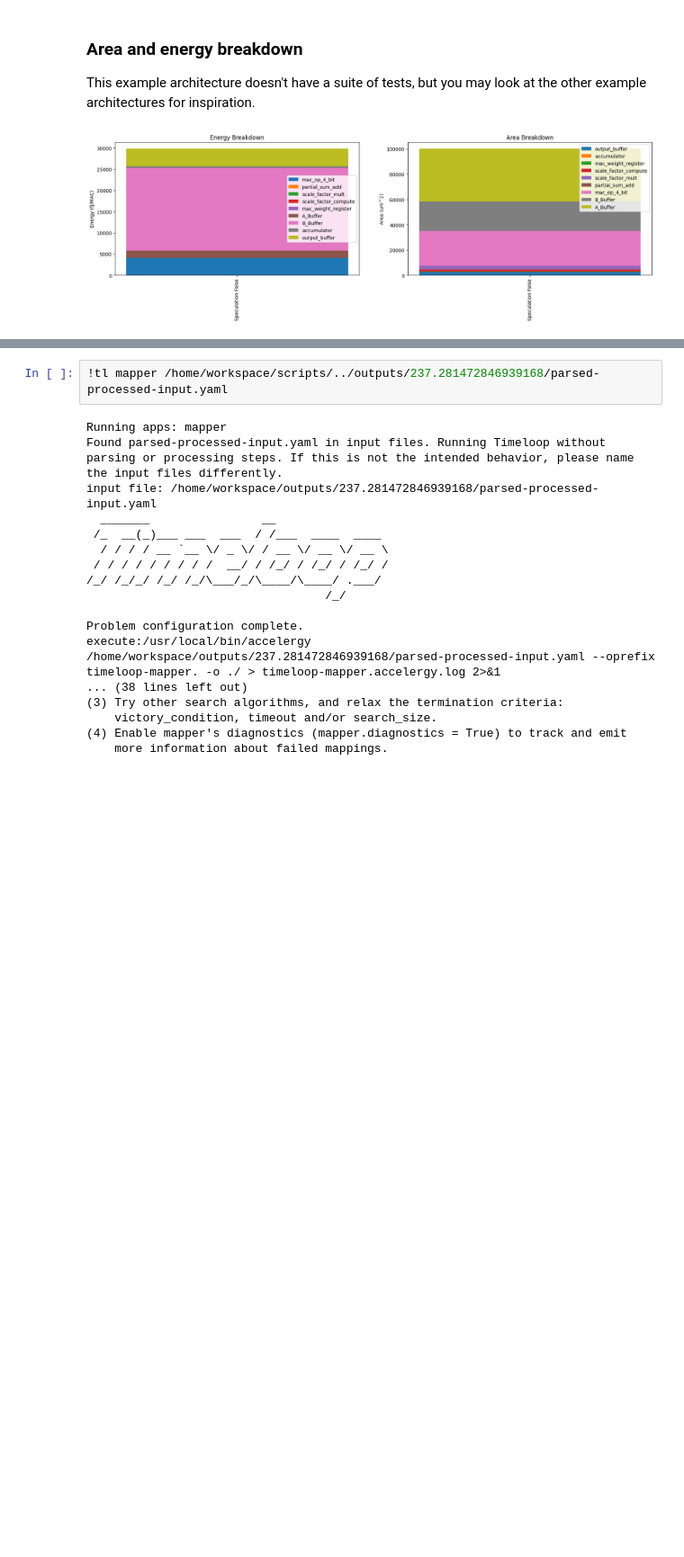
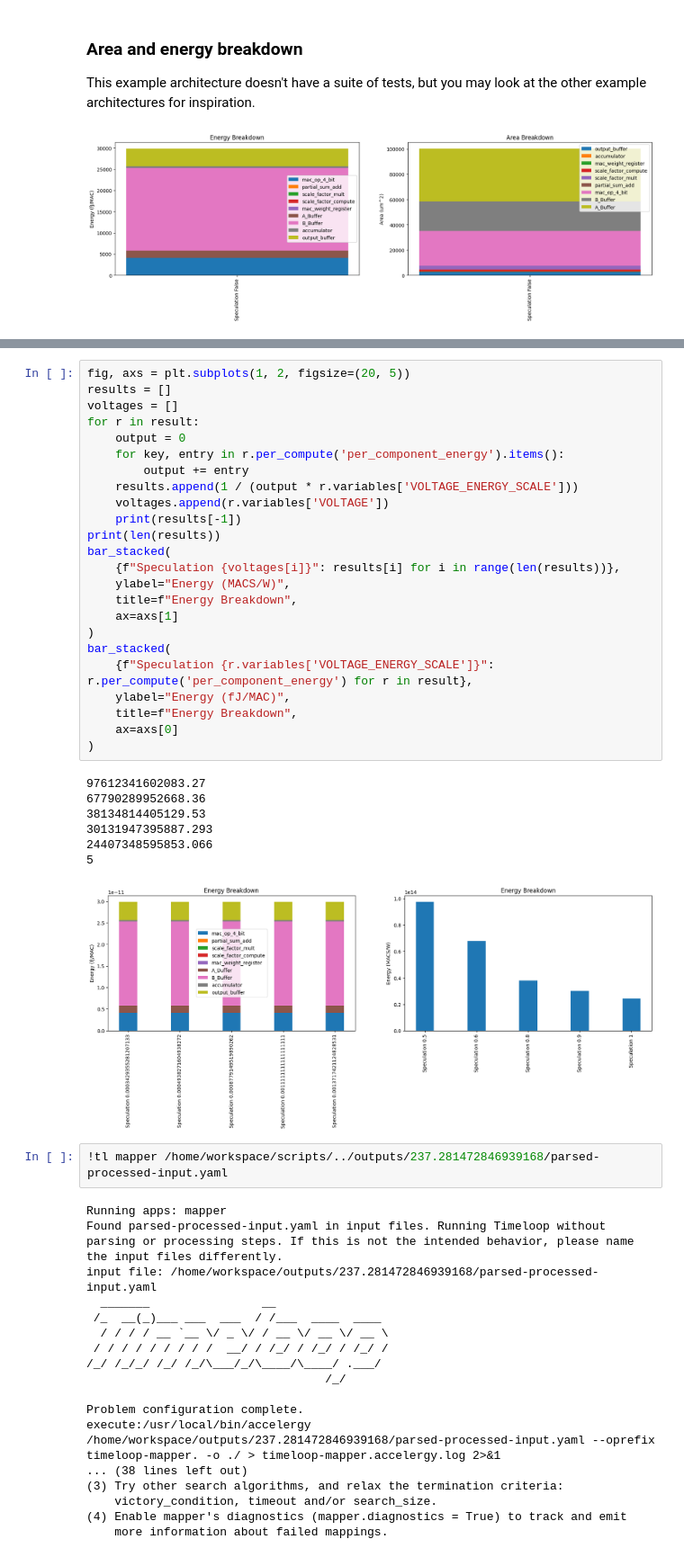
Before and after one commit to sgbruce/cimloop, a Jupyter notebook: workspace/models/arch/1_macro/example_traditional/_guide.ipynb, the cells around one changed output, grey strips where cells are left out. Shown at 90% size. Saved outputs shown, nothing was run; the diff lists cells and outputs as text; blank space fills up the shorter version.

```diff
--- a/workspace/models/arch/1_macro/example_traditional/_guide.ipynb
+++ b/workspace/models/arch/1_macro/example_traditional/_guide.ipynb
@@ -67,3 +88,35 @@ bar_stacked(
+# %%
+fig, axs = plt.subplots(1, 2, figsize=(20, 5))
+results = []
+voltages = []
+for r in result:
+    output = 0
+    for key, entry in r.per_compute('per_component_energy').items():
+        output += entry
+    results.append(1 / (output * r.variables['VOLTAGE_ENERGY_SCALE']))
+    voltages.append(r.variables['VOLTAGE'])
+    print(results[-1])
+print(len(results))
+bar_stacked(
+    {f"Speculation {voltages[i]}": results[i] for i in range(len(results))},
+    ylabel="Energy (MACS/W)",
+    title=f"Energy Breakdown",
+    ax=axs[1]
+)
+bar_stacked(
+    {f"Speculation {r.variables['VOLTAGE_ENERGY_SCALE']}": r.per_compute('per_component_energy') for r in result},
+    ylabel="Energy (fJ/MAC)",
+    title=f"Energy Breakdown",
+    ax=axs[0]
+)
+# %% [output]
+97612341602083.27
+67790289952668.36
+38134814405129.53
+30131947395887.293
+24407348595853.066
+5
+[figure, added]
 # %%
 !tl mapper /home/workspace/scripts/../outputs/237.281472846939168/parsed-processed-input.yaml
 # %% [output]
```
Also changed, not shown: parts of 3 cells of this notebook, 2 other files.
